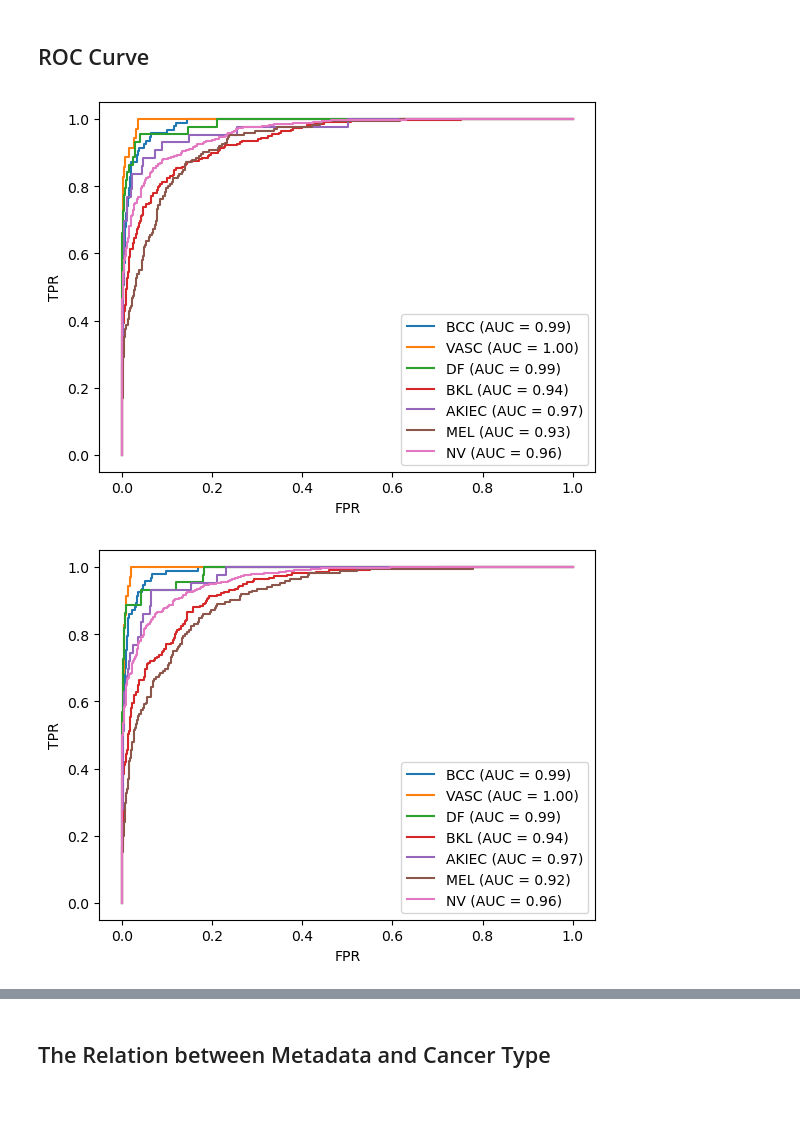
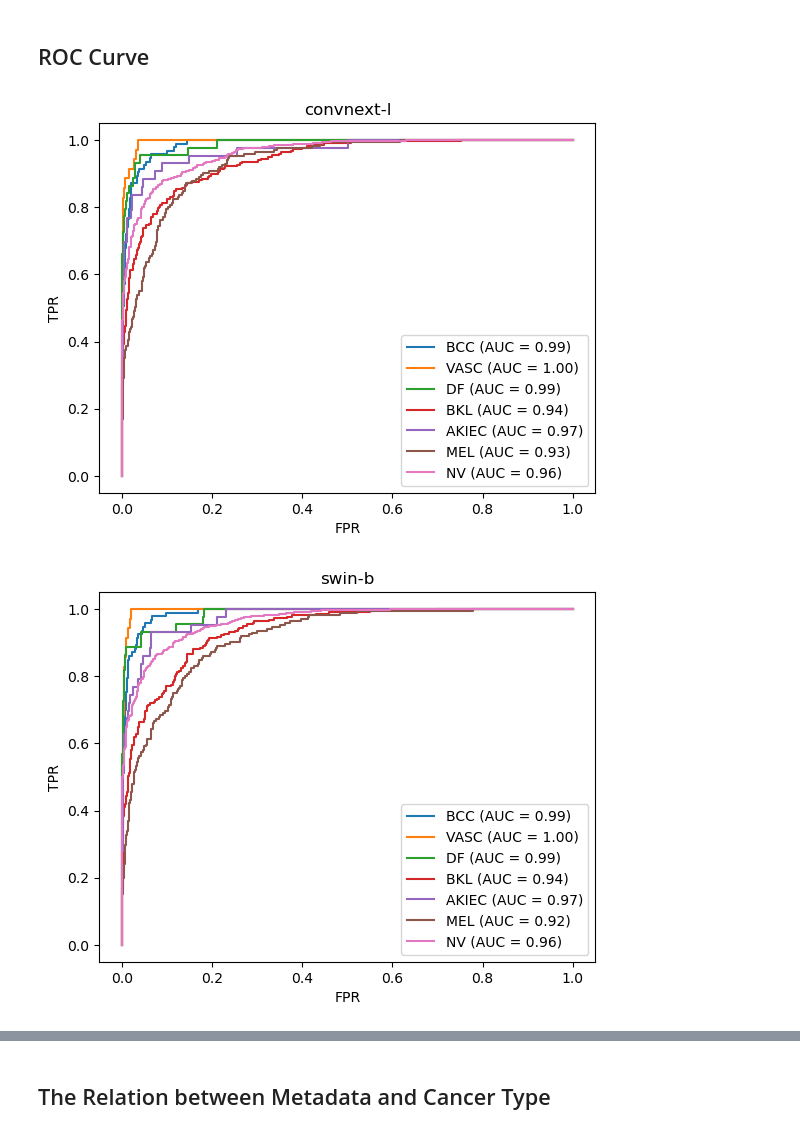
Before and after one commit to b4wolf/Stat405Final, a Jupyter notebook: analysis.ipynb, the cells around one changed output, grey strips where cells are left out. Saved outputs shown, nothing was run; the diff lists cells and outputs as text; code cells hidden in the pictures; blank space fills up the shorter version.

Commit message:
Update ROC Curve

```diff
--- a/analysis.ipynb
+++ b/analysis.ipynb
@@ -108,18 +108,19 @@ for model in result_dict:
 # %%
 for model in result_dict:
     fpr = result_dict[model]['fpr']
     tpr = result_dict[model]['tpr']
     roc_auc = result_dict[model]['per_class_auc']
     num_classes = 7
 
     fig, ax = plt.subplots()
     for i in range(num_classes):
         ax.plot(fpr[str(i)], tpr[str(i)], label=f'{idx_class_map[i]} (AUC = {roc_auc[i]:.2f})')
 
     ax.set_xlabel('FPR')
     ax.set_ylabel('TPR')
     ax.legend()
-    plt.savefig('figures/{model}_roc.png', dpi=1200, bbox_inches='tight')
+    ax.set_title(model)
+    plt.savefig(f'figures/{model}_roc.png', dpi=1200, bbox_inches='tight')
 # %% [output]
-[figure, old version]
+[figure, new version]
-[figure, old version]
+[figure, new version]
```
Also changed, not shown: parts of 2 cells of this notebook, 5 other files.
